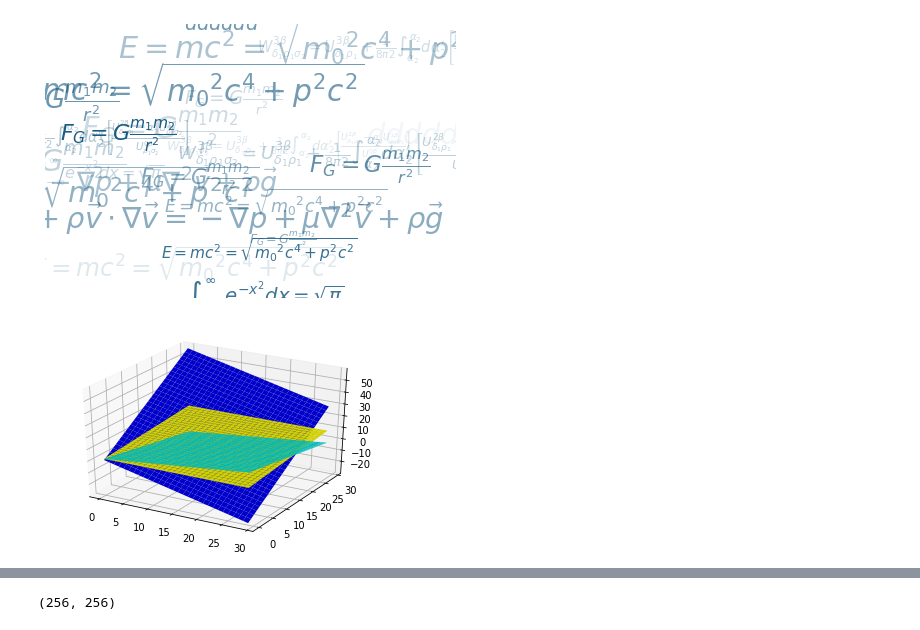
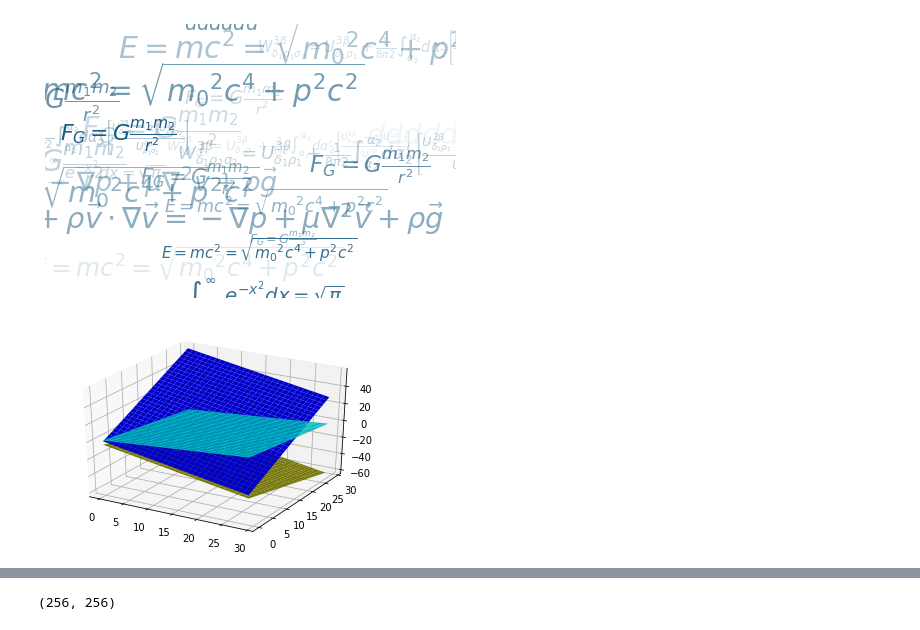
Before and after one commit to wattbucket/1kperdidassom, a Jupyter notebook: mmatplotlib.ipynb, the cells around one changed output, grey strips where cells are left out. Saved outputs shown, nothing was run; the diff lists cells and outputs as text; code cells hidden in the pictures.

```diff
--- a/mmatplotlib.ipynb
+++ b/mmatplotlib.ipynb
@@ -48,33 +48,34 @@ plt.show()
 # %%
     import numpy as np
     import matplotlib.pyplot as plt
     from mpl_toolkits.mplot3d import Axes3D
     point1  = np.array([0,0,0])
     normal1 = np.array([1,-2,1])
     point2  = np.array([0,-4,0])
     normal2 = np.array([0,2,-8])
+    normal2 = np.array([-1,-1,-1])
     point3  = np.array([0,0,1])
     normal3 = np.array([-4,5,9])
     # a plane is a*x+b*y+c*z+d=0
     # [a,b,c] is the normal. Thus, we have to calculate
     # d and we're set
     d1 = -np.sum(point1*normal1)# dot product
     d2 = -np.sum(point2*normal2)# dot product
     d3 = -np.sum(point3*normal3)# dot product
     # create x,y
     xx, yy = np.meshgrid(range(30), range(30))
     # calculate corresponding z
     z1 = (-normal1[0]*xx - normal1[1]*yy - d1)*1./normal1[2]
     z2 = (-normal2[0]*xx - normal2[1]*yy - d2)*1./normal2[2]
     z3 = (-normal3[0]*xx - normal3[1]*yy - d3)*1./normal3[2]
     # plot the surface
     plt3d = plt.figure().gca(projection='3d')
     plt3d.plot_surface(xx,yy,z1, color='blue')
     plt3d.plot_surface(xx,yy,z2, color='yellow')
     plt3d.plot_surface(xx,yy,z3, color='cyan')
     plt.show()
 # %% [output]
-[figure, old version]
+[figure, new version]
 # %%
 # pip install vpython
 # %%
```
Also changed, not shown: 1 other file.
